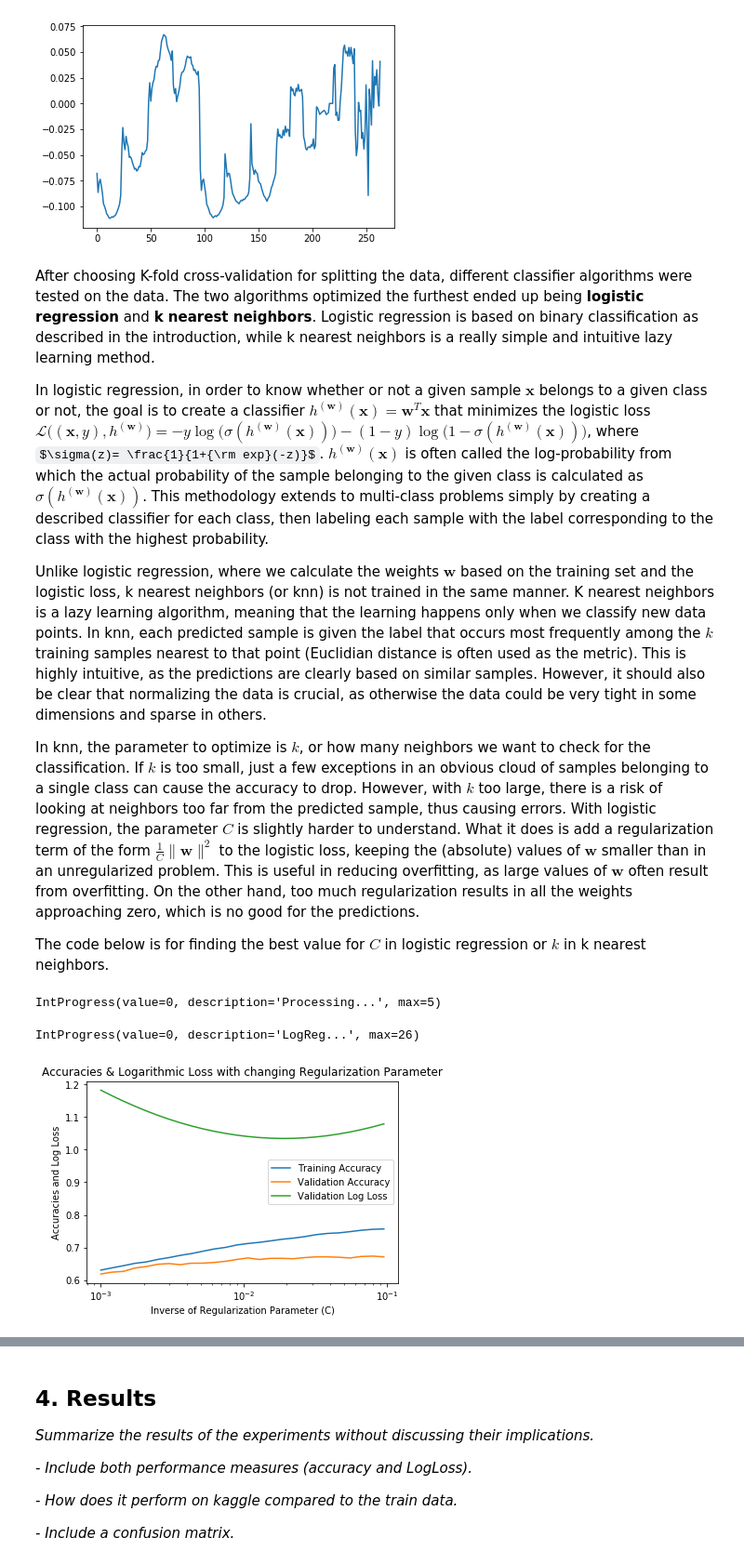
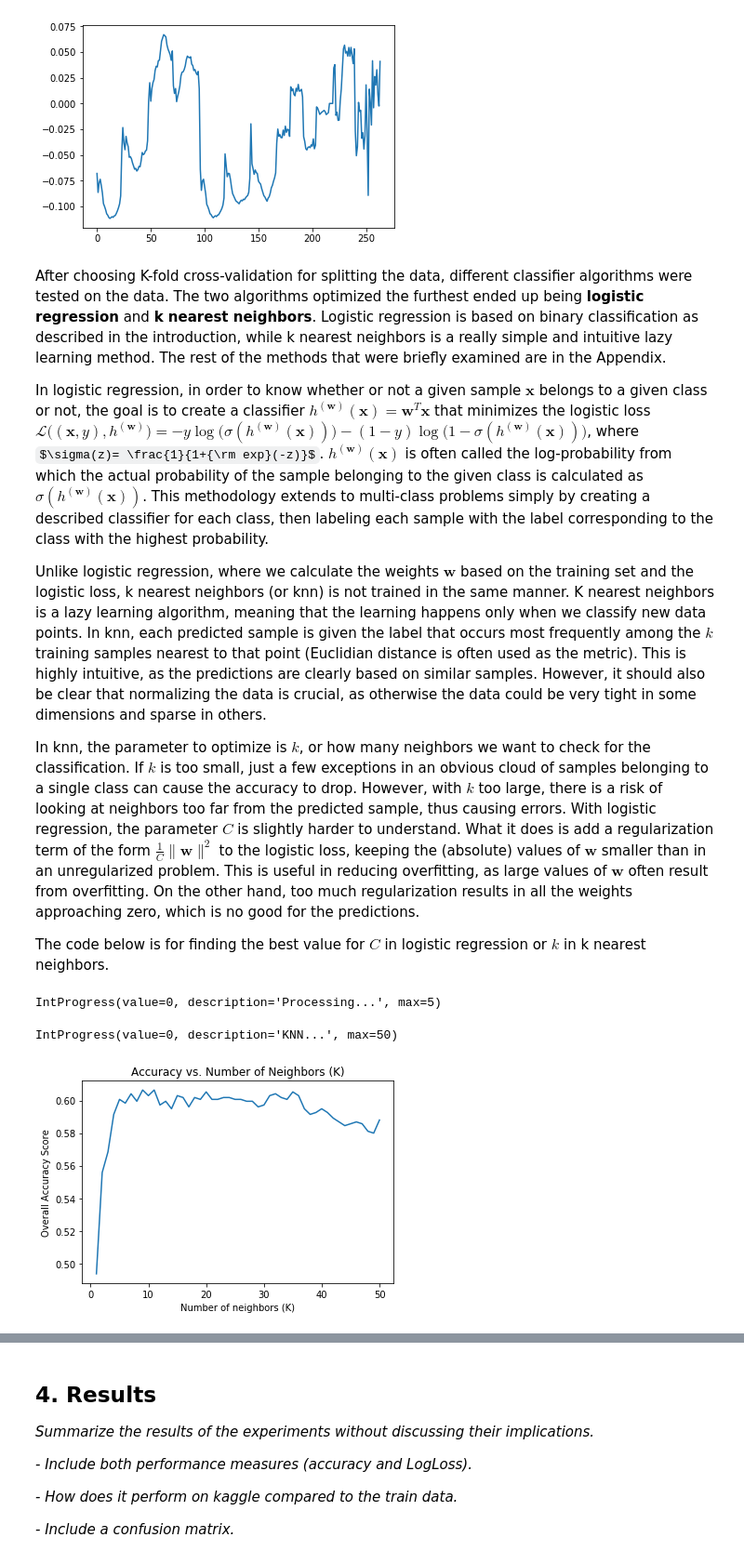
Before and after one commit to abdullahkhan93/MLBP-2018, a Jupyter notebook: Project Report.ipynb, the cells around one changed output, grey strips where cells are left out. Shown at 93% size. Cells and saved outputs as stored; diff of their text form; code cells hidden in the pictures; some formulas as TeX source.

```diff
--- a/Project Report.ipynb
+++ b/Project Report.ipynb
@@ -327,7 +327,7 @@ pd.DataFrame(PCA[0]).to_csv('pca.csv')
 # %% [output]
 [figure]
 # %% [markdown]
-After choosing K-fold cross-validation for splitting the data, different classifier algorithms were tested on the data. The two algorithms optimized the furthest ended up being __logistic regression__ and __k nearest neighbors__. Logistic regression is based on binary classification as described in the introduction, while k nearest neighbors is a really simple and intuitive lazy learning method.
+After choosing K-fold cross-validation for splitting the data, different classifier algorithms were tested on the data. The two algorithms optimized the furthest ended up being __logistic regression__ and __k nearest neighbors__. Logistic regression is based on binary classification as described in the introduction, while k nearest neighbors is a really simple and intuitive lazy learning method. The rest of the methods that were briefly examined are in the Appendix.
 
 In logistic regression, in order to know whether or not a given sample $\boldsymbol{x}$ belongs to a given class or not, the goal is to create a classifier $h^{(\boldsymbol{w})}(\boldsymbol{x}) = \boldsymbol{w}^T\boldsymbol{x}$ that minimizes the logistic loss $\mathcal{L}\big((\mathbf{x},y),h^{(\mathbf{w})}\big) = -y\log\big(\sigma(h^{(\mathbf{w})}(\mathbf{x}))\big)-(1-y)\log\big(1-\sigma(h^{(\mathbf{w})}(\mathbf{x}))\big)$, where $\sigma(z)= \frac{1}{1+{\rm exp}(-z)}$. $h^{(\boldsymbol{w})}(\boldsymbol{x})$ is often called the log-probability from which the actual probability of the sample belonging to the given class is calculated as $\sigma(h^{(\boldsymbol{w})}(\boldsymbol{x}))$. This methodology extends to multi-class problems simply by creating a described classifier for each class, then labeling each sample with the label corresponding to the class with the highest probability.
 
@@ -341,7 +341,7 @@ The code below is for finding the best value for $C$ in logistic regression or $
 Classifier choice
 '''
 # Choice of Scaling/Transforming/Normalizing (Default = (1) Logistic Regression, (2) K-Nearest Neighbor)
-algo_choice = 1
+algo_choice = 2
 
 
 '''
@@ -381,7 +381,7 @@ if split_choice == 1:
 f1.close()
 
 '''
-Itertaively check for best accuracy through multiple runs with different parameters
+Iteratively check for best accuracy through multiple runs with different parameters
 (for both normal and K-fold splits)
 '''
 if algo_choice == 1:
@@ -405,10 +405,10 @@ if algo_choice == 1:
     best_C = 0.001
 
     # Initiate progress bar
-    f = IntProgress(description = 'LogReg...', min = 0, max = 26, orientation = 'horizontal')
+    f = IntProgress(description = 'LogReg...', min = 0, max = 39, orientation = 'horizontal')
     display(f)
 
-    while C < 0.1:
+    while C < 1:
 
         logreg = LogReg(C = C, max_iter = 7500, solver ='sag', multi_class = 'multinomial', n_jobs = -2)
 
@@ -475,32 +475,32 @@ elif algo_choice == 2:
     acc = []
     for k in range(50):
         neigh = KNeighborsClassifier(n_neighbors = k + 1, n_jobs = -2)
         neigh.fit(XTrainSet, YTrainSet.ravel())
         predLabels = neigh.predict(XTestSet)
         conf = confusion_matrix(YTestSet, predLabels)
         accuracy = np.trace(conf) / np.sum(conf)
         k_array.append(k + 1)
         acc.append(accuracy)
         if accuracy >= best_Acc:
             best_Acc = accuracy
             bestK = k
 
         f.value += 1
         #print('Accuracy:', accuracy,'with', k + 1, 'neighbors')
 
     # Terminate progress bar
     f.close()
 
     '''
     Accuracy Plot for multiple KNN Classifications
     '''
     plt.figure()
     plt.plot(k_array, acc)
     plt.xlabel('Number of neighbors (K)')
     plt.ylabel('Overall Accuracy Score')
     plt.title('Accuracy vs. Number of Neighbors (K)')
     plt.show()
 # %% [output]
 IntProgress(value=0, description='Processing...', max=5)
-IntProgress(value=0, description='LogReg...', max=26)
+IntProgress(value=0, description='KNN...', max=50)
-[figure, old version]
+[figure, new version]
```
Also changed, not shown: parts of 5 cells of this notebook, 1 other file.
